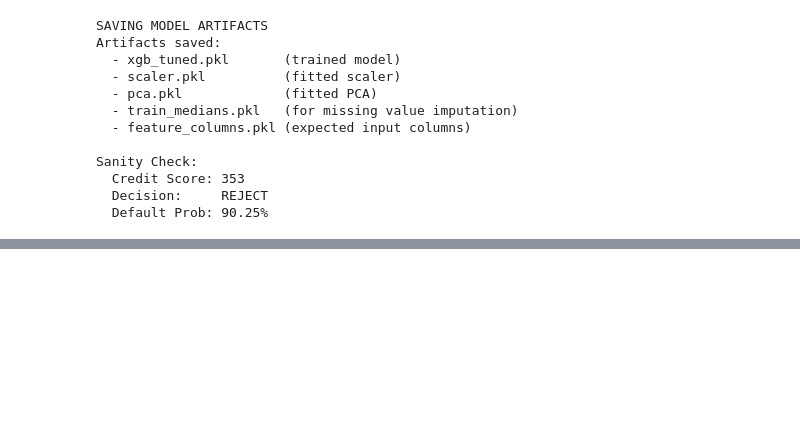
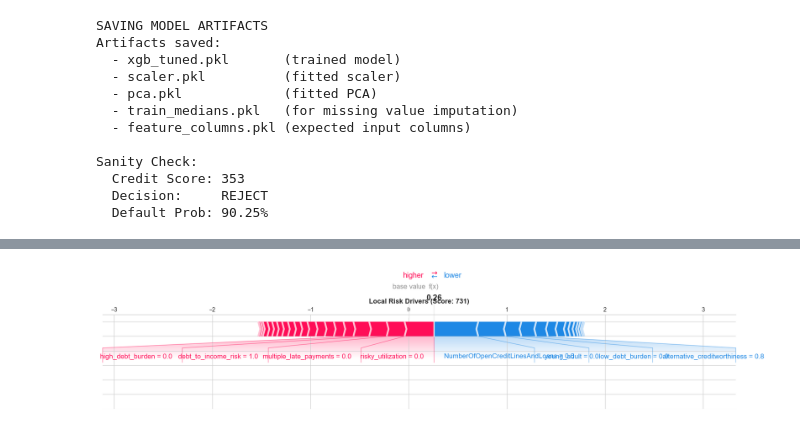
Before and after one commit to nisarvati/credit-scoring-pred, a Jupyter notebook: credit-score-final.ipynb, the cells around one changed output, grey strips where cells are left out. Drawn from its saved outputs; the diff is of its cells as text; code cells hidden in the pictures; blank space fills up the shorter version.

```diff
--- a/credit-score-final.ipynb
+++ b/credit-score-final.ipynb
@@ -2596,0 +2907,88 @@ Sanity Check:
+# %%
+# ==========================================================
+# DEMO: SCORING AN UNBANKED USER + SHAP EXPLANATION
+# ==========================================================
+
+import shap
+
+print("\nDEMO: SCORING AN UNBANKED USER")
+
+# 1. Raw input
+user_data = pd.DataFrame([{
+    'RevolvingUtilizationOfUnsecuredLines': 0.0,
+    'age': 29,
+    'NumberOfTime30-59DaysPastDueNotWorse': 0,
+    'DebtRatio': 0.18,
+    'MonthlyIncome': np.nan,
+    'NumberOfOpenCreditLinesAndLoans': 0,
+    'NumberOfTimes90DaysLate': 0,
+    'NumberRealEstateLoansOrLines': 0,
+    'NumberOfTime60-89DaysPastDueNotWorse': 0,
+    'NumberOfDependents': 1,
+    'unbanked_proxy': 1,
+    'payment_discipline_score': 1.0,
+    'employment_years': 11
+}])
+
+# Align columns safely (PRODUCTION SAFE)
+
+for col in X_train.columns:
+    if col not in user_data.columns:
+        user_data[col] = train_medians[col]   # use median instead of 0
+
+# Ensure correct column order
+user_data = user_data[X_train.columns]
+
+# Impute any remaining NaN values
+user_data = user_data.fillna(train_medians)
+
+
+
+
+# Preprocess
+user_clean = user_data.fillna(train_medians)
+user_scaled = scaler.transform(user_clean)
+user_pca = pca.transform(user_scaled)
+
+# Predict
+default_prob = xgb_tuned.predict_proba(user_pca)[0][1]
+score = generate_credit_score(default_prob)
+risk_label, _ = risk_category(score)
+decision = decision_rule(score)
+
+print("\nCREDIT ASSESSMENT:")
+print(f"  Credit Score:        {score}/850")
+print(f"  Risk Category:       {risk_label}")
+print(f"  Default Probability: {default_prob:.1%}")
+print(f"  Decision:            {decision}")
+
+# ----------------------------------------------------------
+# SHAP EXPLANATION (PCA → ORIGINAL FEATURES)
+# ----------------------------------------------------------
+
+explainer = shap.Explainer(xgb_tuned)
+shap_values = explainer(user_pca)
+
+pc_shap = shap_values.values[0]
+feature_contributions = np.dot(pc_shap, pca.components_)
+
+abs_contrib = np.abs(feature_contributions)
+top_idx = np.argsort(abs_contrib)[-5:][::-1]
+
+print("\nTop Risk Drivers:")
+for i in top_idx:
+    direction = "↑ increases risk" if feature_contributions[i] > 0 else "↓ decreases risk"
+    print(f"  • {X_train.columns[i]} {direction}")
+
+# Force plot
+plt.figure(figsize=(14, 4))
+shap.force_plot(
+    shap_values.base_values[0],
+    feature_contributions,
+    user_clean.iloc[0],
+    matplotlib=True,
+    show=False
+)
+plt.title(f"Local Risk Drivers (Score: {score})", fontweight="bold", pad=20)
+plt.show()
+# %% [output]
@@ -2596,0 +3010 @@ Sanity Check:
+[figure, added]
```
Also changed, not shown: parts of 10 cells of this notebook, 3 other files.
